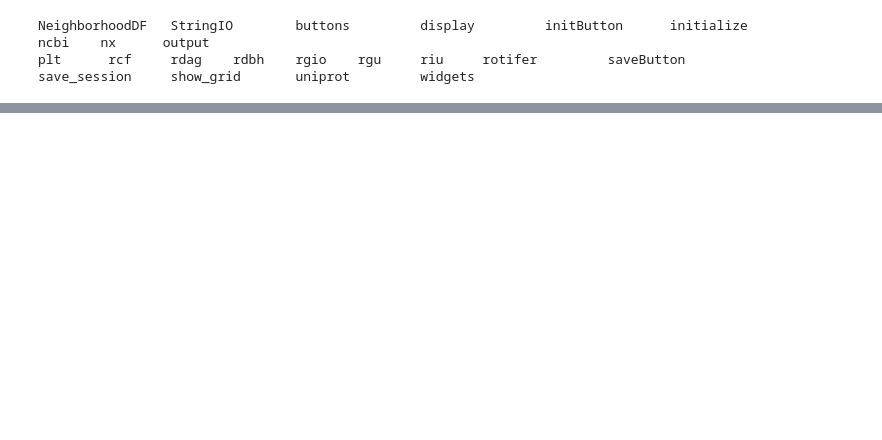
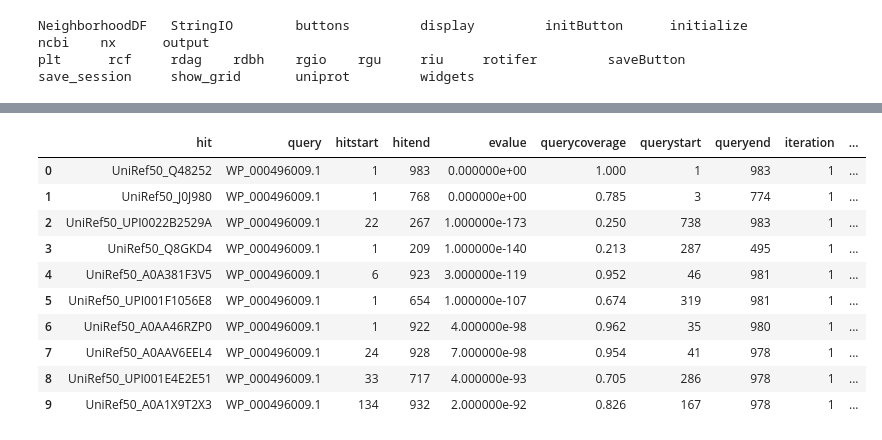
Before and after one commit to leepusp/RotiferHackathon2026, a Jupyter notebook: work/VirB4/VirB4.ipynb, the cells around one changed output, grey strips where cells are left out. Drawn from its saved outputs; the diff is of its cells as text; code cells hidden in the pictures; blank space fills up the shorter version.

```diff
--- a/work/VirB4/VirB4.ipynb
+++ b/work/VirB4/VirB4.ipynb
@@ -96,0 +290,16 @@ save_session     show_grid       uniprot         widgets
+# %%
+# We should investigate evalue and bitscore
+# The result consists into a tuple, 0 is the hits table, 1 is the raw output of psiblast
+cagE["psi1"][0].head(10)
+# %% [output]
+|  | hit | query | hitstart | hitend | evalue | querycoverage | querystart | queryend | iteration | ... |
+| 0 | UniRef50_Q48252 | WP_000496009.1 | 1 | 983 | 0.000000e+00 | 1.000 | 1 | 983 | 1 | ... |
+| 1 | UniRef50_J0J980 | WP_000496009.1 | 1 | 768 | 0.000000e+00 | 0.785 | 3 | 774 | 1 | ... |
+| 2 | UniRef50_UPI0022B2529A | WP_000496009.1 | 22 | 267 | 1.000000e-173 | 0.250 | 738 | 983 | 1 | ... |
+| 3 | UniRef50_Q8GKD4 | WP_000496009.1 | 1 | 209 | 1.000000e-140 | 0.213 | 287 | 495 | 1 | ... |
+| 4 | UniRef50_A0A381F3V5 | WP_000496009.1 | 6 | 923 | 3.000000e-119 | 0.952 | 46 | 981 | 1 | ... |
+| 5 | UniRef50_UPI001F1056E8 | WP_000496009.1 | 1 | 654 | 1.000000e-107 | 0.674 | 319 | 981 | 1 | ... |
+| 6 | UniRef50_A0AA46RZP0 | WP_000496009.1 | 1 | 922 | 4.000000e-98 | 0.962 | 35 | 980 | 1 | ... |
+| 7 | UniRef50_A0AAV6EEL4 | WP_000496009.1 | 24 | 928 | 7.000000e-98 | 0.954 | 41 | 978 | 1 | ... |
+| 8 | UniRef50_UPI001E4E2E51 | WP_000496009.1 | 33 | 717 | 4.000000e-93 | 0.705 | 286 | 978 | 1 | ... |
+| 9 | UniRef50_A0A1X9T2X3 | WP_000496009.1 | 134 | 932 | 2.000000e-92 | 0.826 | 167 | 978 | 1 | ... |
```
Also changed, not shown: parts of 12 cells of this notebook, 6 other files.
